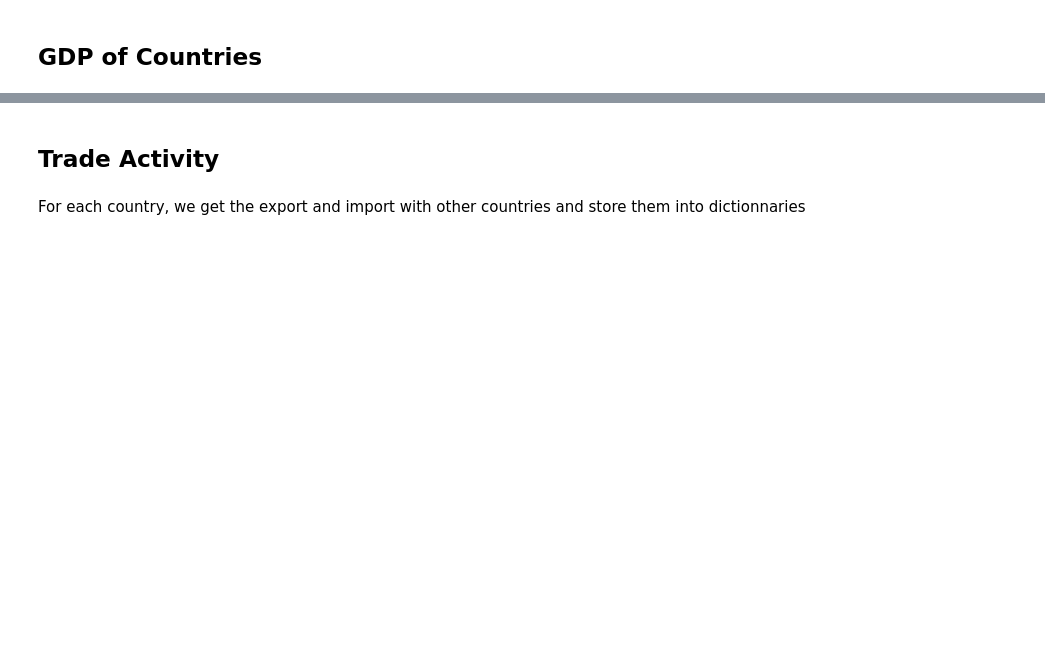
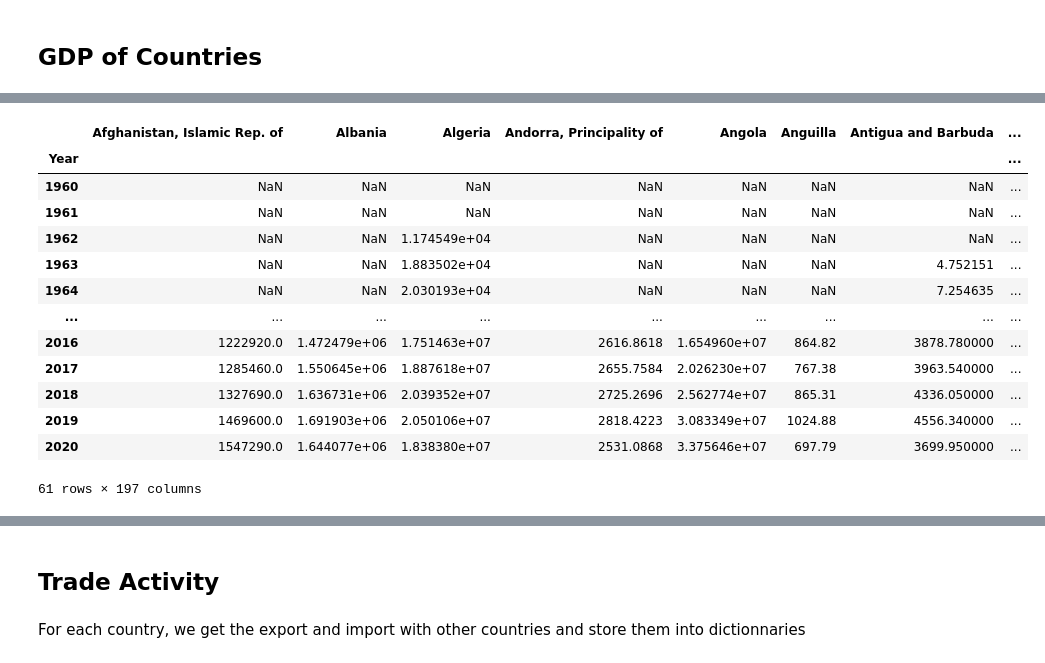
Before and after one commit to graffv/Statapp-Macroeconomie, a Jupyter notebook: trade_activity.ipynb, the cells around one changed output, grey strips where cells are left out. Saved outputs shown, nothing was run; the diff lists cells and outputs as text; code cells hidden in the pictures; blank space fills up the shorter version.

```diff
--- a/trade_activity.ipynb
+++ b/trade_activity.ipynb
@@ -60 +70,18 @@ def process_GDP(df):
+# %%
+nominalGDP
+# %% [output]
+|  | Afghanistan, Islamic Rep. of | Albania | Algeria | Andorra, Principality of | Angola | Anguilla | Antigua and Barbuda | ... |
+| Year |  |  |  |  |  |  |  | ... |
+| 1960 | NaN | NaN | NaN | NaN | NaN | NaN | NaN | ... |
+| 1961 | NaN | NaN | NaN | NaN | NaN | NaN | NaN | ... |
+| 1962 | NaN | NaN | 1.174549e+04 | NaN | NaN | NaN | NaN | ... |
+| 1963 | NaN | NaN | 1.883502e+04 | NaN | NaN | NaN | 4.752151 | ... |
+| 1964 | NaN | NaN | 2.030193e+04 | NaN | NaN | NaN | 7.254635 | ... |
+| ... | ... | ... | ... | ... | ... | ... | ... | ... |
+| 2016 | 1222920.0 | 1.472479e+06 | 1.751463e+07 | 2616.8618 | 1.654960e+07 | 864.82 | 3878.780000 | ... |
+| 2017 | 1285460.0 | 1.550645e+06 | 1.887618e+07 | 2655.7584 | 2.026230e+07 | 767.38 | 3963.540000 | ... |
+| 2018 | 1327690.0 | 1.636731e+06 | 2.039352e+07 | 2725.2696 | 2.562774e+07 | 865.31 | 4336.050000 | ... |
+| 2019 | 1469600.0 | 1.691903e+06 | 2.050106e+07 | 2818.4223 | 3.083349e+07 | 1024.88 | 4556.340000 | ... |
+| 2020 | 1547290.0 | 1.644077e+06 | 1.838380e+07 | 2531.0868 | 3.375646e+07 | 697.79 | 3699.950000 | ... |
+61 rows × 197 columns
 # %%
```
Also changed, not shown: parts of 19 cells of this notebook.
